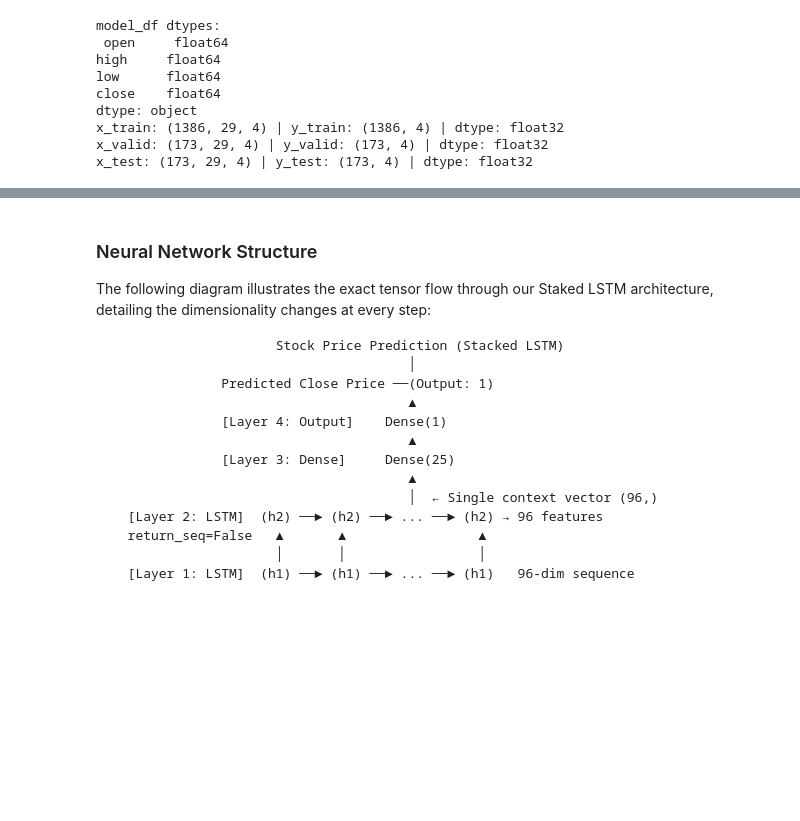
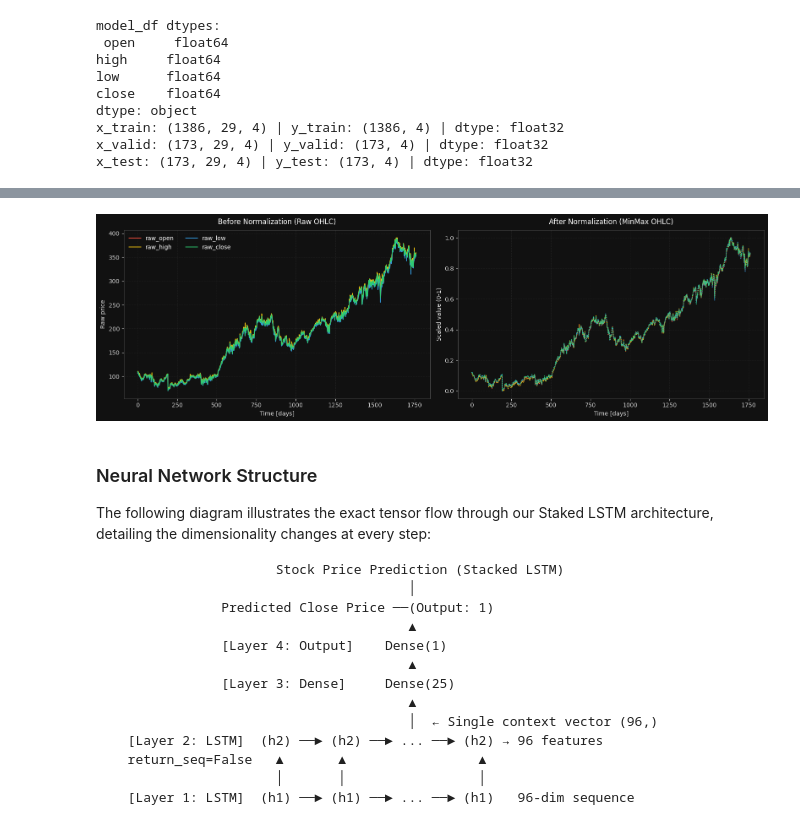
Before and after one commit to Seventie/New-York-Stock-Prediction---LSTM-, a Jupyter notebook: newyork-stock-exchange.ipynb, the cells around one changed output, grey strips where cells are left out. Cells and saved outputs as stored; diff of their text form; code cells hidden in the pictures; blank space fills up the shorter version.

```diff
--- a/newyork-stock-exchange.ipynb
+++ b/newyork-stock-exchange.ipynb
@@ -303,45 +331,18 @@ x_valid: (173, 29, 4) | y_valid: (173, 4) | dtype: float32
 x_test: (173, 29, 4) | y_test: (173, 4) | dtype: float32
 # %%
 # Preprocessing effect visualization: raw OHLC vs normalized OHLC
-fig = make_subplots(
-    rows=1,
-    cols=2,
-    subplot_titles=("Before Normalization (Raw OHLC)", "After Normalization (MinMax OHLC)")
-)
+fig, axes = plt.subplots(1, 2, figsize=(16, 5))
 
 for col, color in zip(MODEL_FEATURES, ["#E74C3C", "#F1C40F", "#3498DB", "#2ECC71"]):
-    fig.add_trace(
-        go.Scatter(
-            x=np.arange(len(model_df)),
-            y=model_df[col].values,
-            mode="lines",
-            name=f"raw_{col}",
-            line=dict(color=color),
-            legendgroup=col,
-        ),
-        row=1,
-        col=1,
-    )
+    axes[0].plot(np.arange(len(model_df)), model_df[col].values, label=f"raw_{col}", color=color, linewidth=1.3)
 
 for col, color in zip(MODEL_FEATURES, ["#E74C3C", "#F1C40F", "#3498DB", "#2ECC71"]):
-    fig.add_trace(
-        go.Scatter(
-            x=np.arange(len(model_df_norm)),
-            y=model_df_norm[col].values,
-            mode="lines",
-            name=f"norm_{col}",
-            line=dict(color=color, dash="dot"),
-            legendgroup=col,
-            showlegend=False,
-        ),
-        row=1,
-        col=2,
-    )
+    axes[1].plot(np.arange(len(model_df_norm)), model_df_norm[col].values, label=f"norm_{col}", color=color, linewidth=1.3, linestyle=":")
 
-fig.update_xaxes(title_text="Time [days]", row=1, col=1)
-fig.update_yaxes(title_text="Raw price", row=1, col=1)
-fig.update_xaxes(title_text="Time [days]", row=1, col=2)
-fig.update_yaxes(title_text="Scaled value (0-1)", row=1, col=2)
-fig.update_layout(height=460, width=1300, template=PLOTLY_TEMPLATE)
-fig.show()
+style_axis(axes[0], title="Before Normalization (Raw OHLC)", xlabel="Time [days]", ylabel="Raw price")
+style_axis(axes[1], title="After Normalization (MinMax OHLC)", xlabel="Time [days]", ylabel="Scaled value (0-1)")
+axes[0].legend(frameon=False, ncol=2)
+
+plt.tight_layout()
+plt.show()
 # %% [output]
@@ -349,3 +349,4 @@ fig.show()
+[figure, added]
 # %% [markdown]
 ### Neural Network Structure
 The following diagram illustrates the exact tensor flow through our Staked LSTM architecture, detailing the dimensionality changes at every step:
```
Also changed, not shown: parts of 17 cells of this notebook.
